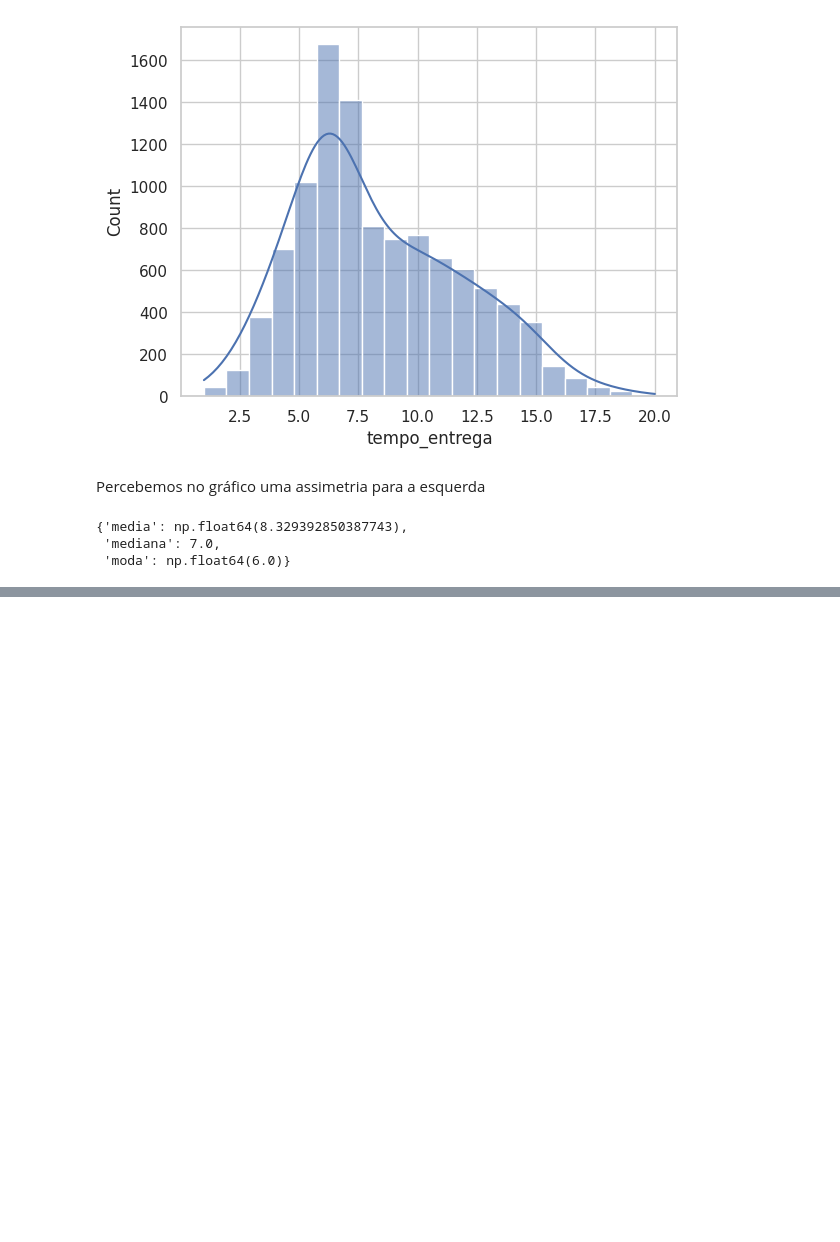
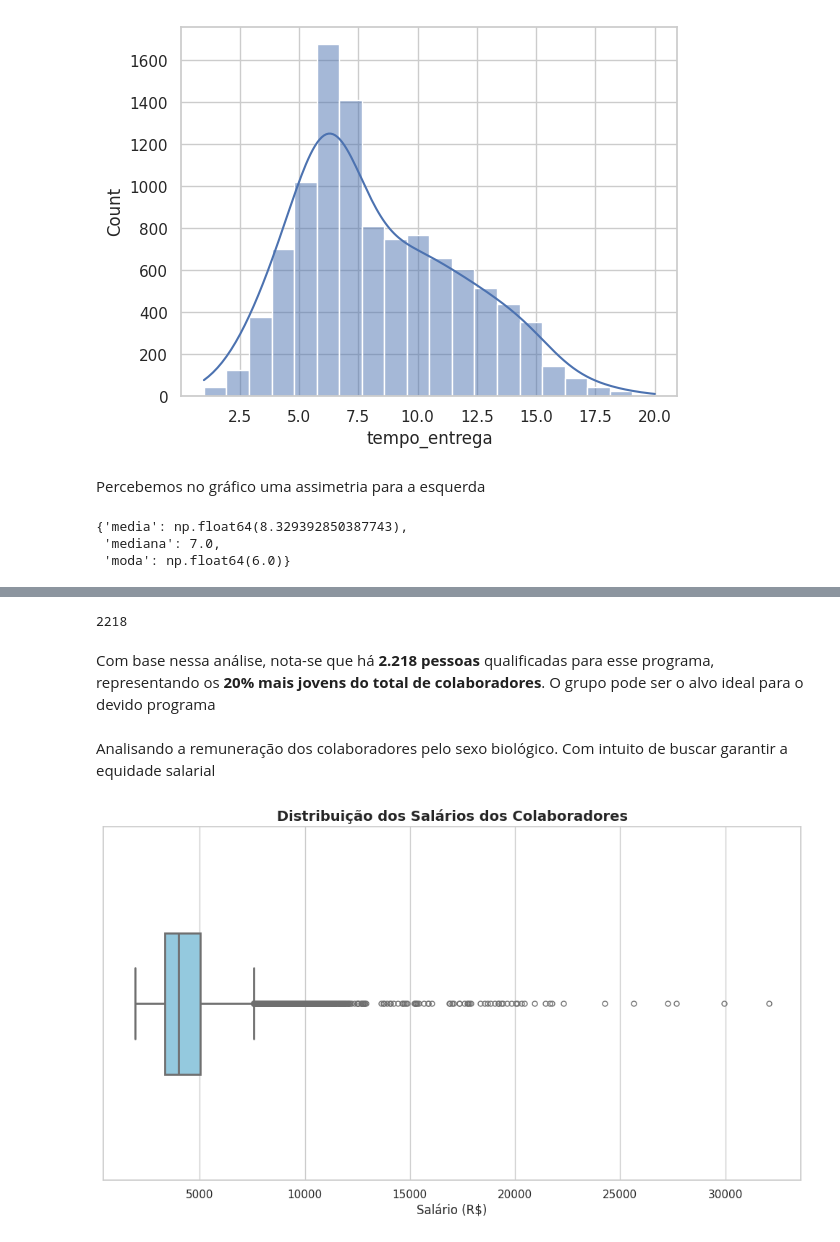
Before and after one commit to Jgabriel1800/estat-stica-varejo, a Jupyter notebook: estatistica_frequencia_medidas.ipynb, the cells around one changed output, grey strips where cells are left out. Drawn from its saved outputs; the diff is of its cells as text; code cells hidden in the pictures; blank space fills up the shorter version.

```diff
--- a/estatistica_frequencia_medidas.ipynb
+++ b/estatistica_frequencia_medidas.ipynb
@@ -497,0 +688,29 @@ resumo_tempo_entrega
+# %%
+len(idades_qualificados)
+# %% [output]
+2218
+# %% [markdown]
+Com base nessa análise, nota-se que há **2.218 pessoas** qualificadas para esse programa, representando os **20% mais jovens do total de  colaboradores**. O grupo pode ser o alvo ideal para o devido programa
+# %% [markdown]
+Analisando a remuneração dos colaboradores pelo sexo biológico.
+Com intuito de buscar garantir a equidade salarial
+# %%
+sns.set(style='whitegrid')
+plt.figure(figsize=(10, 6))
+
+sns.boxplot(
+    x=colaboradores['remuneracao'],
+    color='skyblue',
+    width=0.4,
+    fliersize=5,
+    linewidth=2
+)
+
+
+plt.title('Distribuição dos Salários dos Colaboradores', fontsize=14, weight='bold')
+plt.xlabel('Salário (R$)', fontsize=12)
+plt.yticks([])
+plt.tight_layout()
+plt.show()
+# %% [output]
+[figure, added]
```
Also changed, not shown: parts of 44 cells of this notebook.
